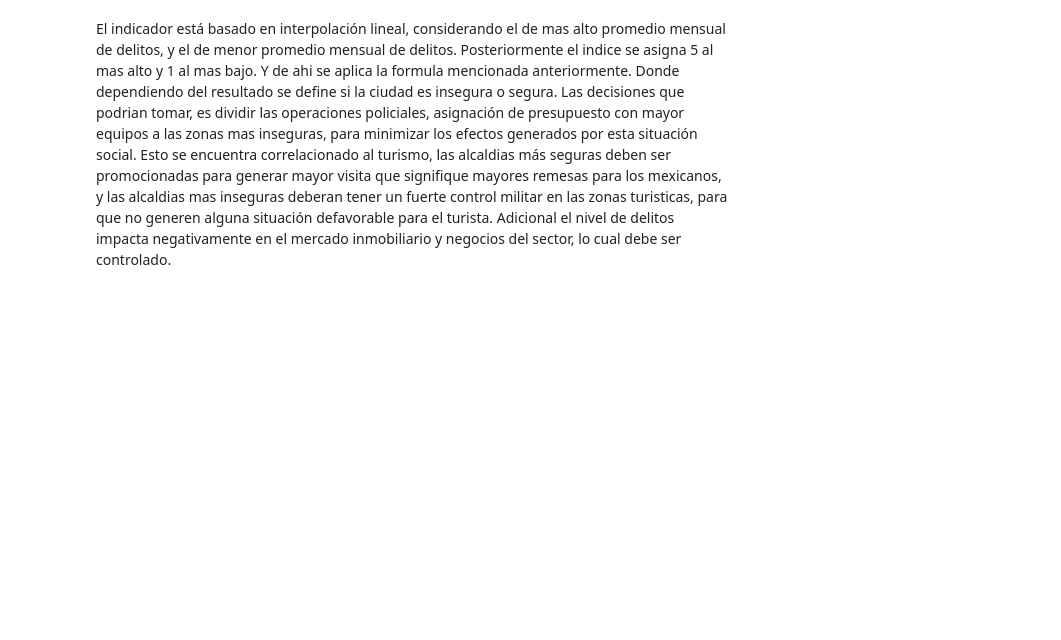
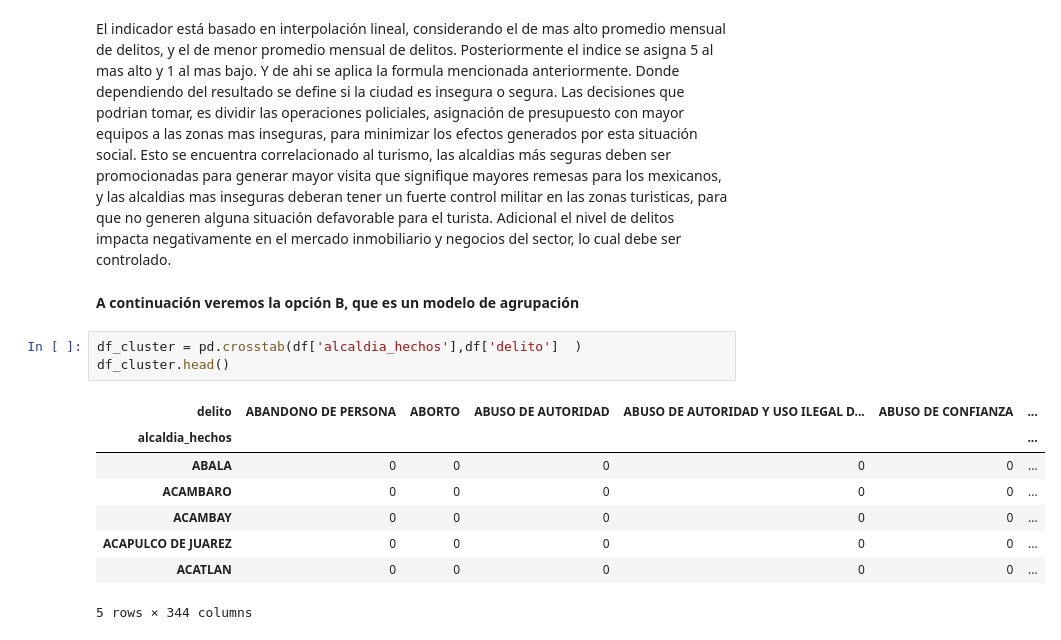
Before and after one commit to rmoracode/examenopi, a Jupyter notebook: ExamenOPI.ipynb, the cells around one changed output. Cells and saved outputs as stored; diff of their text form; blank space fills up the shorter version.

```diff
--- a/ExamenOPI.ipynb
+++ b/ExamenOPI.ipynb
@@ -681,3 +693,17 @@ df_group4.sort_values(by = "delito")
 **6.-¿Diseña un indicador que mida el nivel de “inseguridad”. Genéralo al nivel de desagregación que te parezca más adecuado (ej. manzana, calle, AGEB, etc.). Analiza los resultados ¿Encontraste algún patrón interesante? ¿Qué decisiones se podrían tomar con el indicador?**
 # %% [markdown]
 El indicador está basado en interpolación lineal, considerando el de mas alto promedio mensual de delitos, y el de menor promedio mensual de delitos. Posteriormente el indice se asigna 5 al mas alto y 1 al mas bajo. Y de ahi se aplica la formula mencionada anteriormente. Donde dependiendo del resultado se define si la ciudad es insegura o segura. Las decisiones que podrian tomar, es dividir las operaciones policiales, asignación de presupuesto con mayor equipos a las zonas mas inseguras, para minimizar los efectos generados por esta situación social. Esto se encuentra correlacionado al turismo, las alcaldias más seguras deben ser promocionadas para generar mayor visita que signifique mayores remesas para los mexicanos, y las alcaldias mas inseguras deberan tener un fuerte control militar en las zonas turisticas, para que no generen alguna situación defavorable para el turista. Adicional el nivel de delitos impacta negativamente en el mercado inmobiliario y negocios del sector, lo cual debe ser controlado.
+# %% [markdown]
+**A continuación veremos la opción B, que es un modelo de agrupación**
+# %%
+df_cluster = pd.crosstab(df['alcaldia_hechos'],df['delito']  )
+df_cluster.head()
+# %% [output]
+| delito | ABANDONO DE PERSONA | ABORTO | ABUSO DE AUTORIDAD | ABUSO DE AUTORIDAD Y USO ILEGAL D... | ABUSO DE CONFIANZA | ... |
+| alcaldia_hechos |  |  |  |  |  | ... |
+| ABALA | 0 | 0 | 0 | 0 | 0 | ... |
+| ACAMBARO | 0 | 0 | 0 | 0 | 0 | ... |
+| ACAMBAY | 0 | 0 | 0 | 0 | 0 | ... |
+| ACAPULCO DE JUAREZ | 0 | 0 | 0 | 0 | 0 | ... |
+| ACATLAN | 0 | 0 | 0 | 0 | 0 | ... |
+5 rows × 344 columns
```
Also changed, not shown: parts of 24 cells of this notebook.
